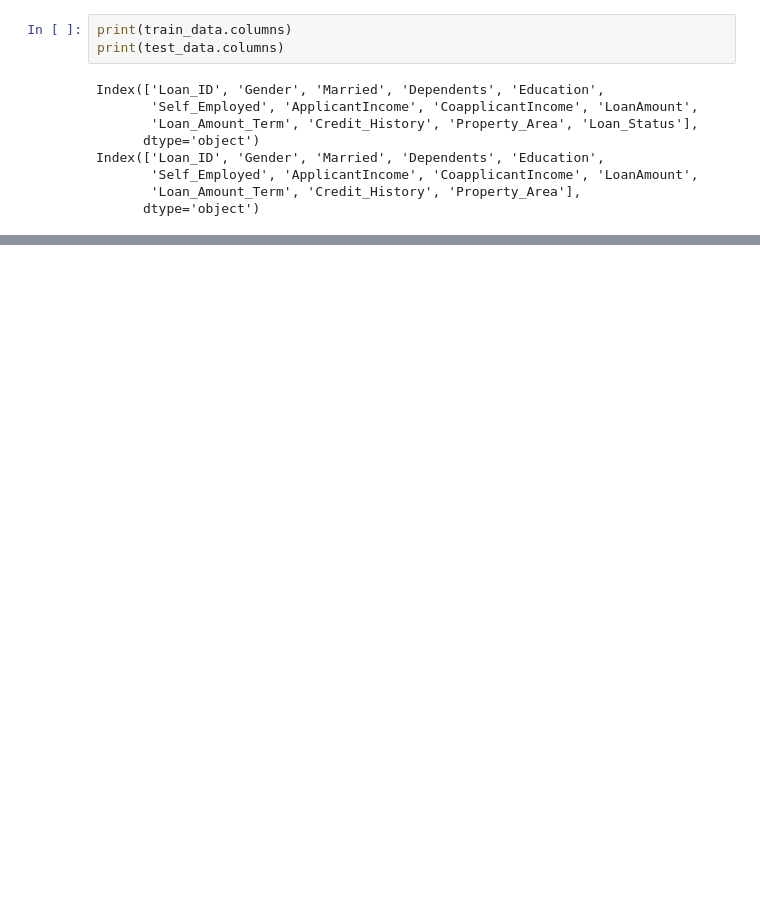
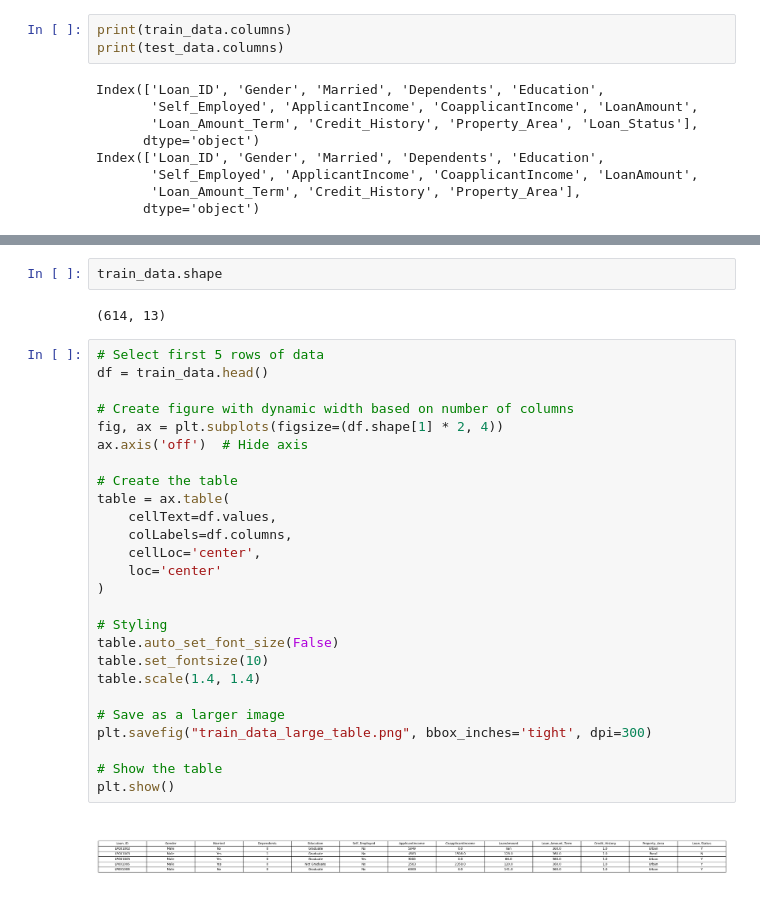
Before and after one commit to murad-02/Loan-Approval-Prediction, a Jupyter notebook: NotebookFile/LoanApprovalPrediction.ipynb, the cells around one changed output, grey strips where cells are left out. Drawn from its saved outputs; the diff is of its cells as text; blank space fills up the shorter version.

Commit message:
added data info and describe image table

```diff
--- a/NotebookFile/LoanApprovalPrediction.ipynb
+++ b/NotebookFile/LoanApprovalPrediction.ipynb
@@ -45,0 +69,32 @@ Index(['Loan_ID', 'Gender', 'Married', 'Dependents', 'Education',
+# %%
+train_data.shape
+# %% [output]
+(614, 13)
+# %%
+# Select first 5 rows of data
+df = train_data.head()
+
+# Create figure with dynamic width based on number of columns
+fig, ax = plt.subplots(figsize=(df.shape[1] * 2, 4))
+ax.axis('off')  # Hide axis
+
+# Create the table
+table = ax.table(
+    cellText=df.values,
+    colLabels=df.columns,
+    cellLoc='center',
+    loc='center'
+)
+
+# Styling
+table.auto_set_font_size(False)
+table.set_fontsize(10)
+table.scale(1.4, 1.4)
+
+# Save as a larger image
+plt.savefig("train_data_large_table.png", bbox_inches='tight', dpi=300)
+
+# Show the table
+plt.show()
+# %% [output]
+[figure, added]
```
Also changed, not shown: parts of 5 cells of this notebook, 5 other files.
